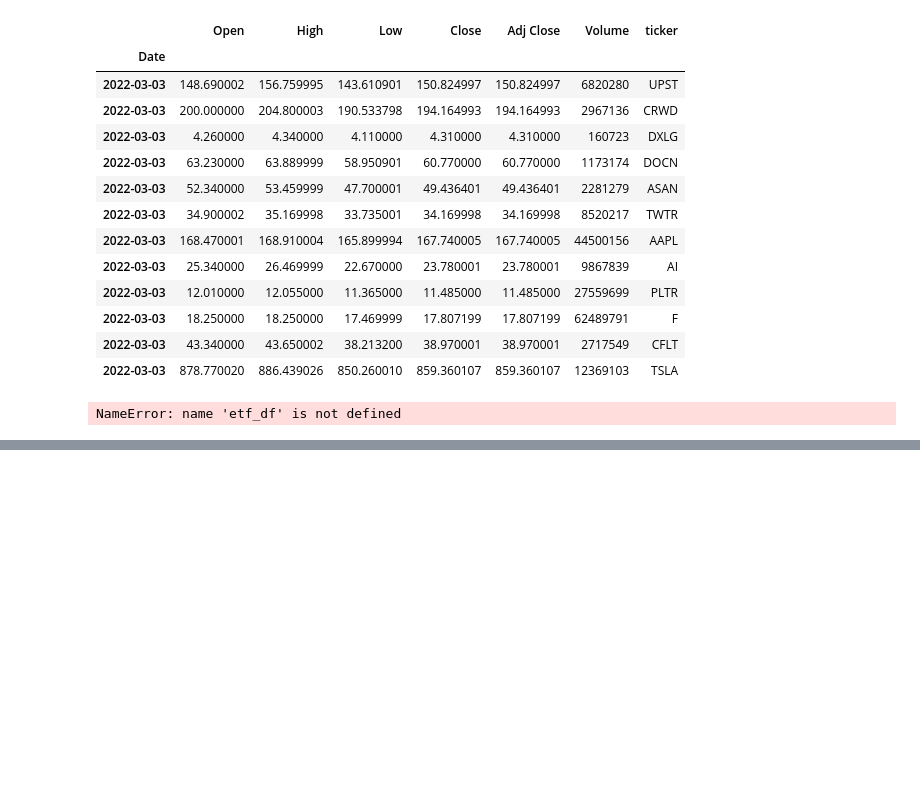
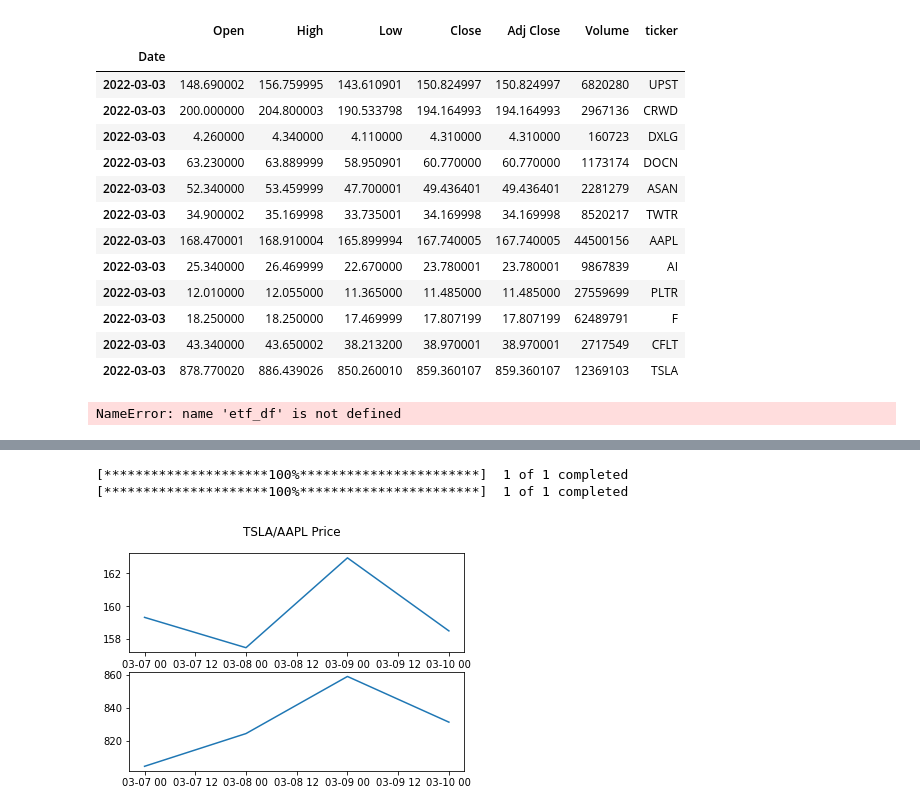
Before and after one commit to jcp650/stock_portfolio_analysis, a Jupyter notebook: personal_finance.ipynb, the cells around one changed output, grey strips where cells are left out. Cells and saved outputs as stored; diff of their text form; code cells hidden in the pictures; blank space fills up the shorter version.

Commit message:
adding alternative method for df function and adding plot and initialize functions

```diff
--- a/personal_finance.ipynb
+++ b/personal_finance.ipynb
@@ -95,0 +105,31 @@ NameError: name 'etf_df' is not defined
+# %%
+# Create a function for importing our data and returning a dataframe
+
+def download_data(stock, start, end):
+    stock_data = {}
+    ticker = yf.download(stock,start,end)
+    stock_data['Price'] = ticker['Adj Close']
+    return pd.DataFrame(stock_data)
+# %%
+# Create a function for plotting stock prices
+def plot_pairs(data1, data2):
+    fig, (ax1, ax2) = plt.subplots(2)
+    fig.suptitle('TSLA/AAPL Price')
+    ax1.plot(data1)
+    ax2.plot(data2)
+    plt.show()
+# %%
+# Create initiation function to execute script
+
+if __name__ == '__main__':
+    start_date = datetime.datetime.now() - timedelta(days=3)
+    end_date = datetime.datetime.now()
+
+    pair1 = download_data('AAPL', start_date, end_date)
+    pair2 = download_data('TSLA', start_date, end_date)
+
+    plot_pairs(pair1,pair2)
+# %% [output]
+[*********************100%***********************]  1 of 1 completed
+[*********************100%***********************]  1 of 1 completed
+[figure, added]
```
Also changed, not shown: parts of 2 cells of this notebook.
